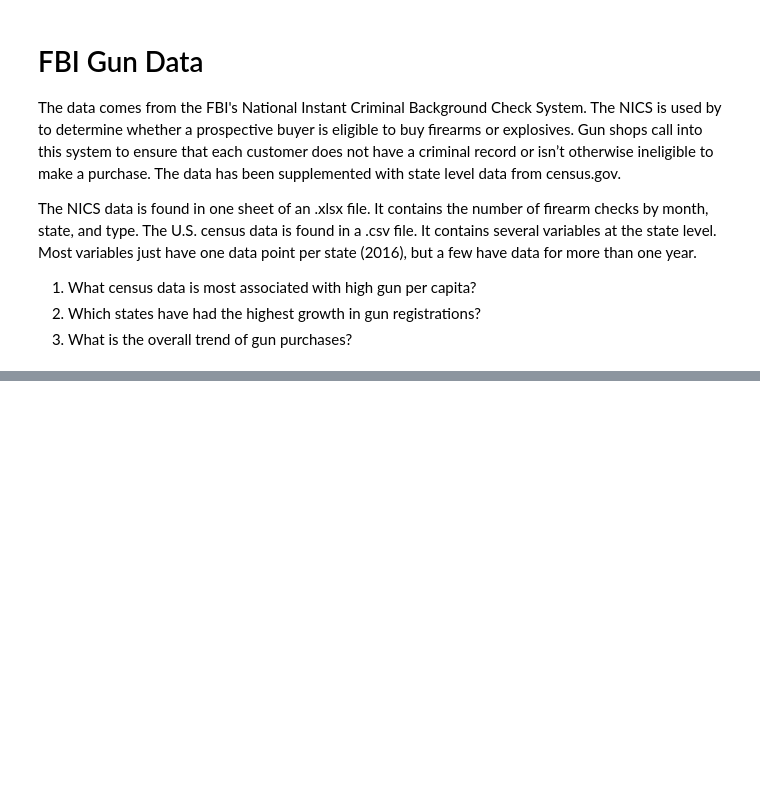
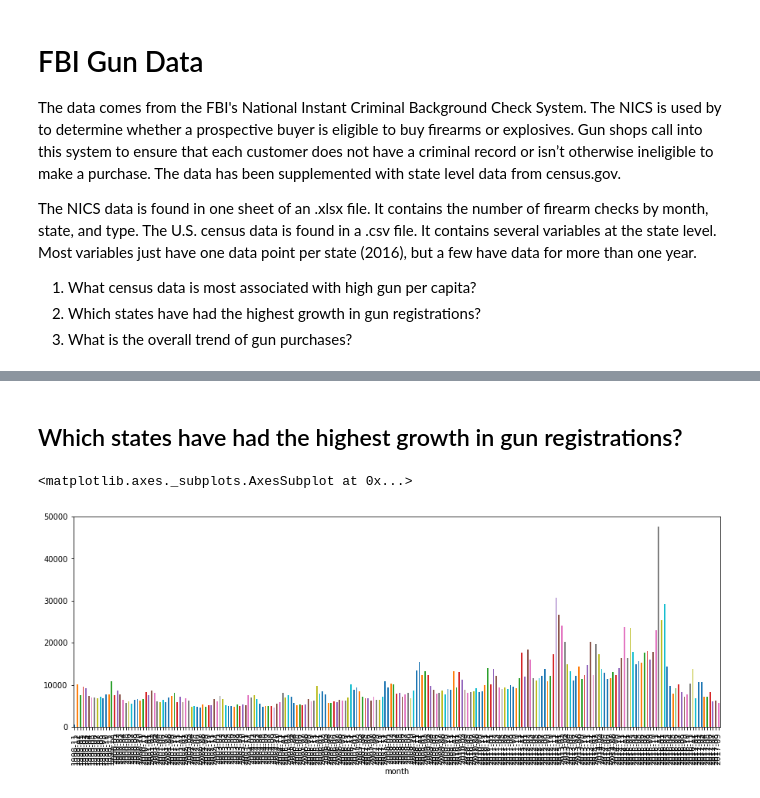
Before and after one commit to xchwan/FBI_Gun_Data_Analysis, a Jupyter notebook: Data_Analysis_Project_gun_data.ipynb, the cells around one changed output, grey strips where cells are left out. Saved outputs shown, nothing was run; the diff lists cells and outputs as text; code cells hidden in the pictures; blank space fills up the shorter version.

```diff
--- a/Data_Analysis_Project_gun_data.ipynb
+++ b/Data_Analysis_Project_gun_data.ipynb
@@ -44,0 +53,9 @@ US_Census_Data.head()
+# %% [markdown]
+## Which states have had the highest growth in gun registrations?
+# %%
+time_vs_handgun = gun_data.groupby(['month','state'], as_index = False)['handgun'].sum()
+time_vs_handgun_reshape = time_vs_handgun.pivot(index='month', columns='state', values='handgun')
+time_vs_handgun_reshape['Alabama'].plot(kind='bar',stacked = True, figsize=(15,5))
+# %% [output]
+<matplotlib.axes._subplots.AxesSubplot at 0x...>
+[figure, added]
```
Also changed, not shown: parts of 13 cells of this notebook.
